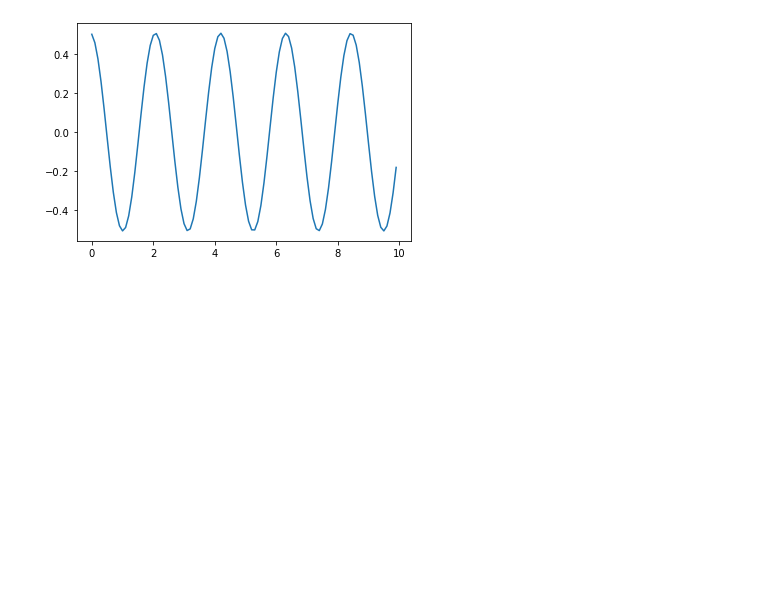
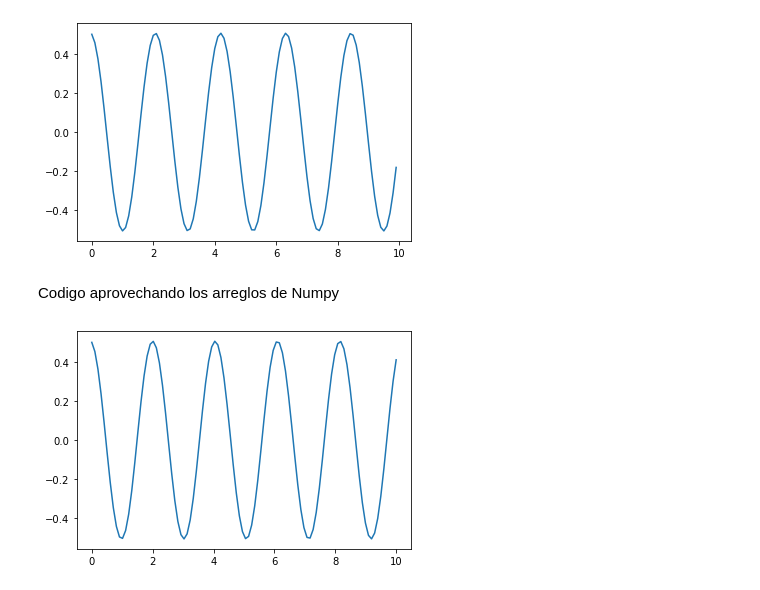
Before and after one commit to DCIDA2019/dcida2020ii-edmundovazquez, a Jupyter notebook: Aug28/ejercicio1.ipynb, the cells around one changed output. Saved outputs shown, nothing was run; the diff lists cells and outputs as text; code cells hidden in the pictures; blank space fills up the shorter version.

```diff
--- a/Aug28/ejercicio1.ipynb
+++ b/Aug28/ejercicio1.ipynb
@@ -44,3 +47,32 @@ plt.plot(t, x)
 0.5
 [<matplotlib.lines.Line2D at 0x...>]
 [figure]
+# %% [markdown]
+Codigo aprovechando los arreglos de Numpy
+# %%
+#importamos librerias
+import numpy as np
+import matplotlib.pyplot as plt
+
+x= np.zeros(100)
+w= np.zeros(100)
+
+N= 100 #numero de particiones
+t= np.linspace(0,10,N) # a t=0
+l= 1
+g= 9.81
+k= (g/l)
+x[0]=0.5 #angulo inicial medido en radianes
+#w= 0 #deribada de theta inicial
+a=0.0
+b=10.0
+h= ((b-a)/N)
+
+for i in range (N-1):
+    w[i+1]= w[i] - h*k*np.sin(x[i])
+    x[i+1]= x[i] + h*w[i+1]
+
+plt.plot(t, x)
+plt.show()
+# %% [output]
+[figure, added]
```
Also changed, not shown: parts of 1 cell of this notebook.
